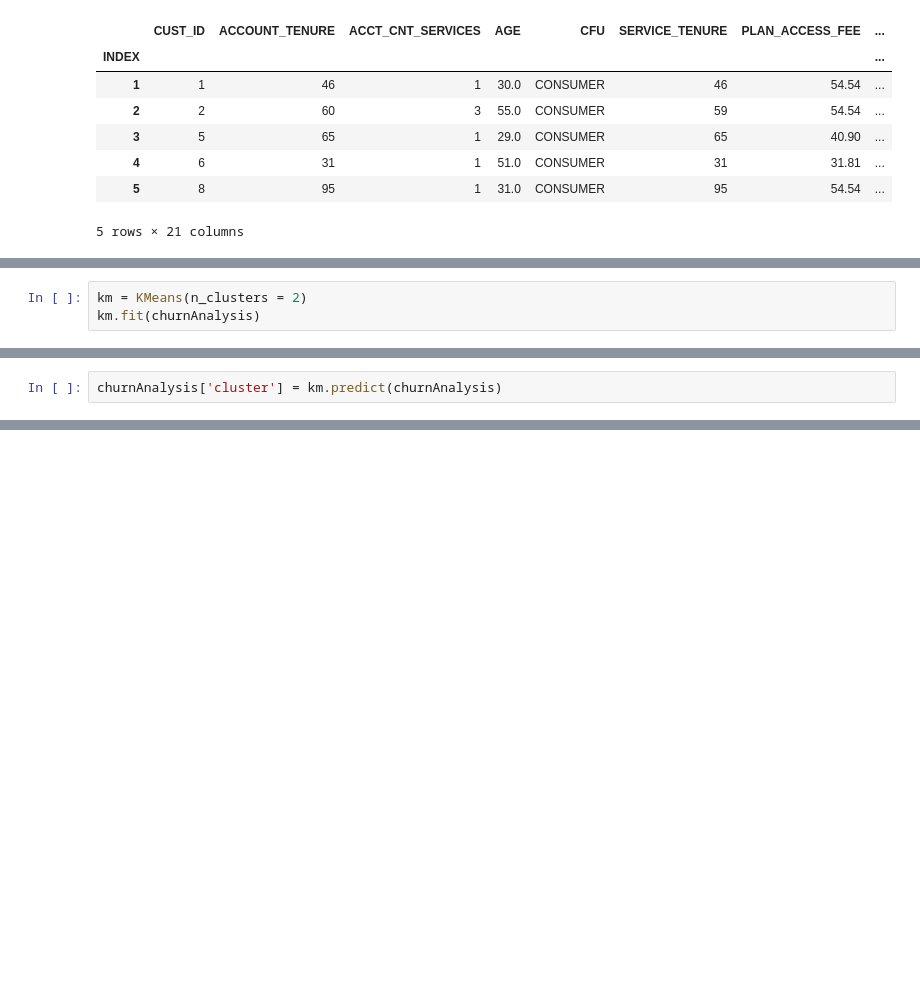
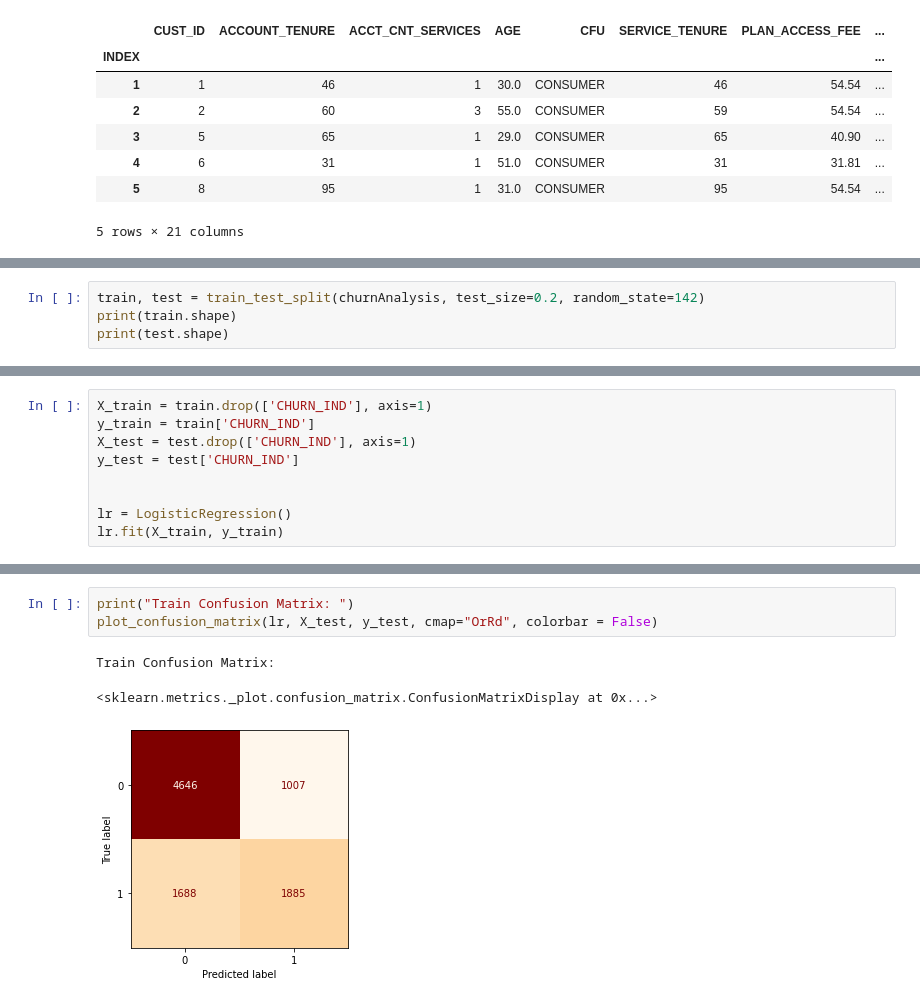
Before and after one commit to liamflannery/data-science-portfolio-liamflannery, a Jupyter notebook: Portfolio 3.ipynb, the cells around one changed output, grey strips where cells are left out. Cells and saved outputs as stored; diff of their text form; blank space fills up the shorter version.

Commit message:
Added linear regression stuff

```diff
--- a/Portfolio 3.ipynb
+++ b/Portfolio 3.ipynb
@@ -62,3 +55,0 @@ churnAnalysis = churnAnalysis.dropna()
-# %%
-km = KMeans(n_clusters = 2)
-km.fit(churnAnalysis)
@@ -67,2 +55,0 @@ KMeans(n_clusters=2)
-# %%
-churnAnalysis['cluster'] = km.predict(churnAnalysis)
@@ -143,0 +56,4 @@ churn.corr()
+# %%
+train, test = train_test_split(churnAnalysis, test_size=0.2, random_state=142)
+print(train.shape)
+print(test.shape)
@@ -143,0 +63,9 @@ churn.corr()
+# %%
+X_train = train.drop(['CHURN_IND'], axis=1)
+y_train = train['CHURN_IND']
+X_test = test.drop(['CHURN_IND'], axis=1)
+y_test = test['CHURN_IND']
+
+
+lr = LogisticRegression()
+lr.fit(X_train, y_train)
@@ -143,0 +94,7 @@ churn.corr()
+# %%
+print("Train Confusion Matrix: ")
+plot_confusion_matrix(lr, X_test, y_test, cmap="OrRd", colorbar = False)
+# %% [output]
+Train Confusion Matrix:
+<sklearn.metrics._plot.confusion_matrix.ConfusionMatrixDisplay at 0x...>
+[figure, added]
```
Also changed, not shown: parts of 24 cells of this notebook.
